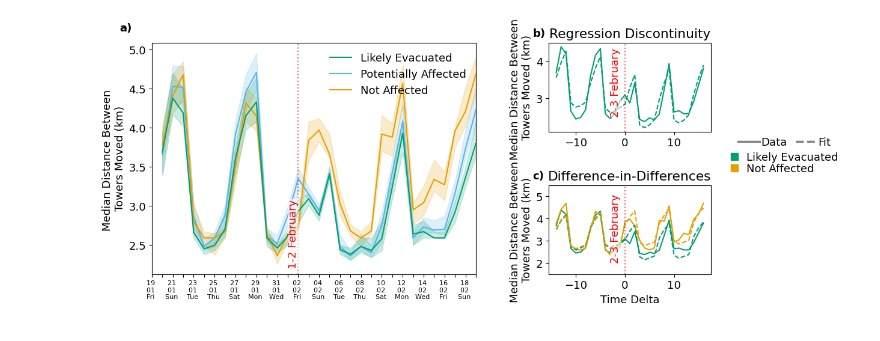
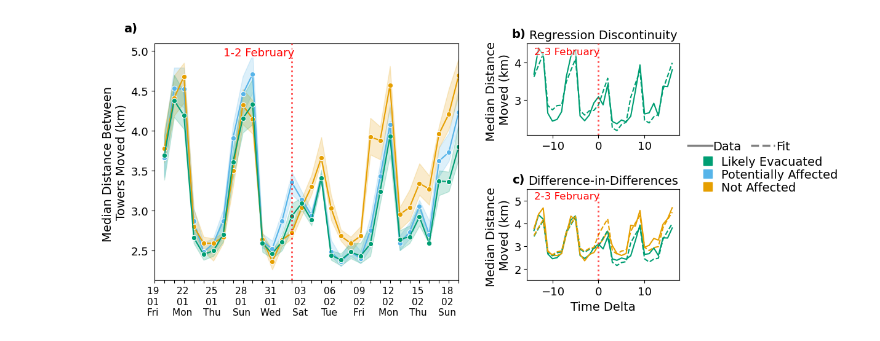
Before and after one commit to nautim/valparaiso_wildfires, a Jupyter notebook: notebooks/1_tel_plots.ipynb, the cells around one changed output. Saved outputs shown, nothing was run; the diff lists cells and outputs as text; code cells hidden in the pictures.

```diff
--- a/notebooks/1_tel_plots.ipynb
+++ b/notebooks/1_tel_plots.ipynb
@@ -49,7 +49,8 @@ lighter_green = '#66F2D4'
 # %%
 # Load Datasets
 
-homelocations_merged=pd.read_parquet('../data_created/homelocations_merged.parquet')
+homelocations_merged=pd.read_parquet('../data_created/homelocations_merged_cleaned.parquet')
+
 evacuated_people = helper.upload_list_txt('../data_created/evacuated.txt')
 
 grouped_data_fraction1 = pd.read_csv('../data_created/fraction/grouped_data_fraction1.csv') #notaffected
@@ -442,104 +398,104 @@ plt.savefig('../visuals_created/km_moved_mean.pdf', bbox_inches = 'tight')
 # %%
-######## Figure 4 ########
+######## Figure 2_2 ########
 
 fig, axs = plt.subplot_mosaic([
     ['a', 'b',],
     ['a', 'c']],
     #layout="constrained"
-    figsize =(12, 5), height_ratios=[1,1],width_ratios=[2,1],
+    figsize =(11, 5), height_ratios=[1,1],width_ratios=[2,1],
                             gridspec_kw={'wspace':0.3, 'hspace':0.6})
 
 sns.lineplot(data=homelocations_merged[~(homelocations_merged['home_bts_id'].isna())&(homelocations_merged['distance_km'] > 0)],
-             y='distance_km', x='date', legend=True, ax=axs['a'],
+             y='distance_km', x='date', legend=False, ax=axs['a'],  marker='o',
             errorbar='ci', n_boot=1000, seed=10, estimator='median', hue='affected', hue_order=[1, 0],
             palette=[blue, orange])
 sns.lineplot(data=homelocations_merged[homelocations_merged['PHONE_ID'].isin(evacuated_people)&(homelocations_merged['distance_km'] > 0)],
-             y='distance_km', x='date', legend=True, ax=axs['a'],
+             y='distance_km', x='date', legend=False, ax=axs['a'],  marker='o',
              errorbar='ci', n_boot=1000, seed=10, estimator='median', label='Evacuated',
              color=green)
 axs['a'].tick_params(axis='x')
 axs['a'].set_xlabel('')
-axs['a'].set_ylabel('Median Distance Between \nTowers Moved (km)')
+axs['a'].set_ylabel('Median Distance Between \nTowers Moved (km)', fontsize=14)
 axs['a'].set_xlim([datetime.datetime(2024, 1, 19), datetime.datetime(2024, 2, 19)])
 
 # Set x-axis to display only the dates
 axs['a'].xaxis.set_major_locator(mdates.DayLocator())
 axs['a'].xaxis.set_major_formatter(mdates.DateFormatter('%Y-%m-%d'))
 
-axs['a'].axvline(x=datetime.datetime(2024, 2, 2), color='red', linestyle=':', lw =1.5, alpha = 0.6, zorder=100)
-axs['a'].text( x=datetime.datetime(2024, 2, 1), y=2.2, s='1-2 February',
-        fontsize=13, rotation='vertical', verticalalignment='bottom', color='red', bbox=dict(facecolor='w', edgecolor='none', pad=0.0, alpha=0.6), zorder=100)
+axs['a'].axvline(x=datetime.datetime(2024, 2, 2), color='red', linestyle=':', lw=2, alpha=0.7, zorder=100)
+axs['a'].text( x=datetime.datetime(2024, 1, 26), y=5.05, s='1-2 February',
+        fontsize=13, rotation='horizontal', verticalalignment='top', color='red', bbox=dict(facecolor='w', edgecolor='none', pad=0.0, alpha=0.6), zorder=100)
 
 
 unique_dates = homelocations_merged['date'].unique()
 axs['a'].set_xticks(unique_dates)
-xticklabels = [date.strftime('%d \n%m \n%a ') if i % 2 == 0 else '' for i, date in enumerate(unique_dates)]
-axs['a'].set_xticklabels(xticklabels, fontsize=8)
+xticklabels = [date.strftime('%d \n%m \n%a ') if i % 3 == 0 else '' for i, date in enumerate(unique_dates)]
+axs['a'].set_xticklabels(xticklabels, fontsize=11)
 
-# Hide the legend element corresponding to the middle plot object
-handles, labels = axs['a'].get_legend_handles_labels()
-new_order = [2, 0, 1]
-handles = [handles[i] for i in new_order]
-labels = [labels[i] for i in new_order]
-custom_labels = ['Likely Evacuated', 'Potentially Affected', 'Not Affected', '1-2 February']
-axs['a'].legend(handles, custom_labels, title='', loc='upper right', frameon=False)
+# # Hide the legend element corresponding to the middle plot object
+# handles, labels = axs['a'].get_legend_handles_labels()
+# new_order = [2, 0, 1]
+# handles = [handles[i] for i in new_order]
+# labels = [labels[i] for i in new_order]
+# custom_labels = ['Likely Evacuated', 'Potentially Affected', 'Not Affected', '1-2 February']
+# axs['a'].legend(handles, custom_labels, title='', loc='upper right', frameon=False)
 
 # Top Right
 
 rdd_df_median.plot.line(ax=axs['b'], x="time_delta", y="distance_km", color=green, legend=False)
 rdd_df_median.plot(x="time_delta", y="predictions", ax=axs['b'], color=green, linestyle='--', legend=False)
 
-axs['b'].axvline(x=0, color='red', linestyle=':', lw =1.5, alpha = 0.6, zorder=100)
-axs['b'].text( x=-3, y=2.5, s='2-3 February',
-        fontsize=13, rotation='vertical', verticalalignment='bottom', color='red', bbox=dict(facecolor='w', edgecolor='none', pad=0.0, alpha=0.6), zorder=100)
+axs['b'].axvline(x=0, color='red', linestyle=':', lw=2, alpha=0.7, zorder=100)
+axs['b'].text(x=-14, y=4.4, s='2-3 February',
+        fontsize=12, rotation='horizontal', verticalalignment='top', color='red', bbox=dict(facecolor='w', edgecolor='none', pad=0.0, alpha=0.6), zorder=100)
 
 
 axs['b'].set_title("")
 axs['b'].set_xlabel('')
-axs['b'].set_ylabel('Median Distance Between \nTowers Moved (km)')
-axs['b'].set_title("Regression Discontinuity")
+axs['b'].set_ylabel('Median Distance \nMoved (km)', fontsize=14)
+axs['b'].set_title("Regression Discontinuity", fontsize=14)
 
 
 # Bottom Right
 # Plot original data
 sns.lineplot(ax=axs['c'], x='time_delta', y='value', hue='group', data=dd_df_median,
             hue_order=['distance_km_evac', 'distance_km_notaff'], palette=[green, orange], legend=False)
 # Plot fitted predictions
 sns.lineplot(ax=axs['c'], x='time_delta', y='predictions', hue='group', data=dd_df_median, linestyle='--',
             hue_order=['distance_km_evac', 'distance_km_notaff'], palette=[green, orange], legend=False)
 
-axs['c'].axvline(x=0, color='red', linestyle=':', lw =1.5, alpha = 0.6, zorder=100)
-axs['c'].text( x=-3, y=2, s='2-3 February',
-        fontsize=13, rotation='vertical', verticalalignment='bottom', color='red', bbox=dict(facecolor='w', edgecolor='none', pad=0.0, alpha=0.6), zorder=100)
+axs['c'].axvline(x=0, color='red', linestyle=':', lw=2, alpha=0.7, zorder=100)
+axs['c'].text(x=-14, y=5.4, s='2-3 February',
+        fontsize=12, rotation='horizontal', verticalalignment='top', color='red', bbox=dict(facecolor='w', edgecolor='none', pad=0.0, alpha=0.6), zorder=100)
 
 # Set plot labels and legend
 axs['c'].set_ylim([1.5, 5.5])
 axs['c'].set_title('')
-axs['c'].set_xlabel('Time Delta')
-axs['c'].set_ylabel('Median Distance Between \nTowers Moved (km)')
-axs['c'].set_title("Difference-in-Differences")
+axs['c'].set_xlabel('Time Delta', fontsize=14)
+axs['c'].set_ylabel('Median Distance \nMoved (km)', fontsize=14)
+axs['c'].set_title("Difference-in-Differences", fontsize=14)
 
 # Legend
-c_differences   =[(Line2D([0],[0], marker='s', color=c, markerfacecolor=c,ls='',  markersize=8, label=mod)) for c,mod in zip([green, orange],
-                                                                                                                           ['Likely Evacuated','Not Affected'])]
+c_differences   =[(Line2D([0],[0], marker='s', color=c, markerfacecolor=c,ls='',  markersize=10, label=mod))
+                  for c,mod in zip([green, blue, orange], ['Likely Evacuated','Potentially Affected','Not Affected'])]
 
 lines =[(Line2D([0],[0], marker='', color='grey', markerfacecolor='grey',ls=l,  lw=2.5, label=mod)) for l,mod in zip(['-', '--'],['Data','Fit'])]
 
-fig.legend(handles=lines,bbox_to_anchor=(1.08,0.6), fontsize = 13, ncols= 2, frameon=False,columnspacing=0.8, handletextpad=0.1,labelspacing=0.1)
-fig.legend(handles=c_differences,bbox_to_anchor=(1.09,0.55), fontsize = 13, title= '', frameon=False,columnspacing=0.5, handletextpad=0.1,labelspacing=0.1)
+fig.legend(handles=lines,bbox_to_anchor=(1.08,0.6), fontsize = 14, ncols= 2, frameon=False,columnspacing=0.8, handletextpad=0.1,labelspacing=0.1)
+fig.legend(handles=c_differences,bbox_to_anchor=(1.15,0.55), fontsize = 14, title= '', frameon=False,columnspacing=0.5, handletextpad=0.1,labelspacing=0.1)
 
 plots_l = ['a)', 'b)', 'c)']
 for ia, ax in enumerate(fig.axes):
     x,y = -0.1,1.04
     ax.text(x,y,  plots_l[ia],
         color = 'k',#'lightgreen',
         horizontalalignment='left',
         verticalalignment='bottom',
         weight = 'bold',
-        transform=ax.transAxes,fontsize = 13)
+        transform=ax.transAxes,fontsize = 14)
 
 plt.savefig('../visuals_created/km_moved_median.pdf', bbox_inches = 'tight')
 
 ##########################
 # %% [output]
-[figure, old version]
+[figure, new version]
```
Also changed, not shown: parts of 9 cells of this notebook, 35 other files.
